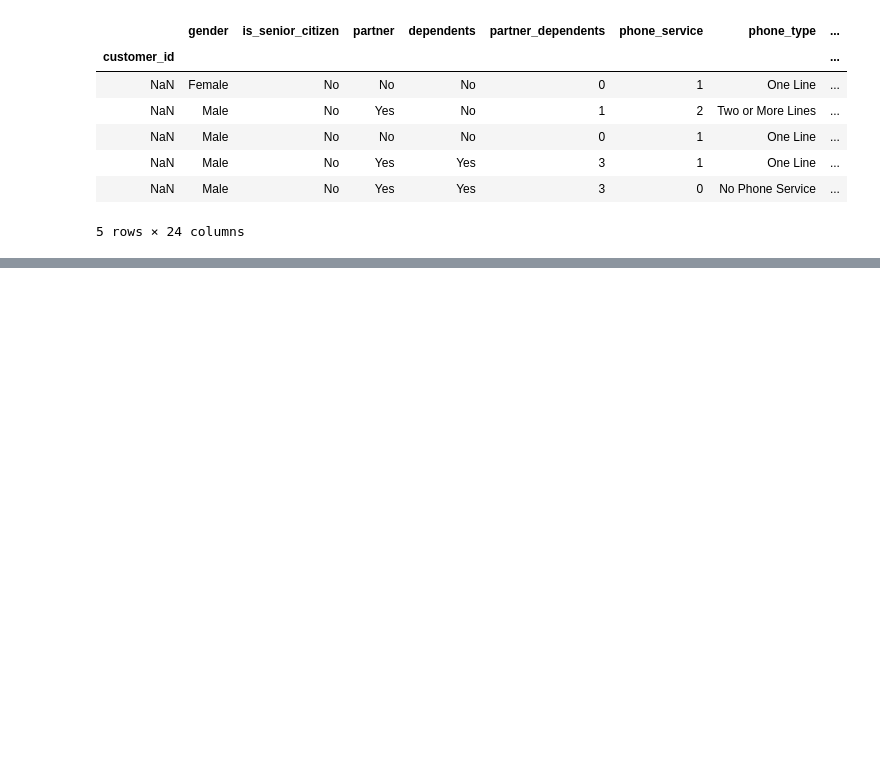
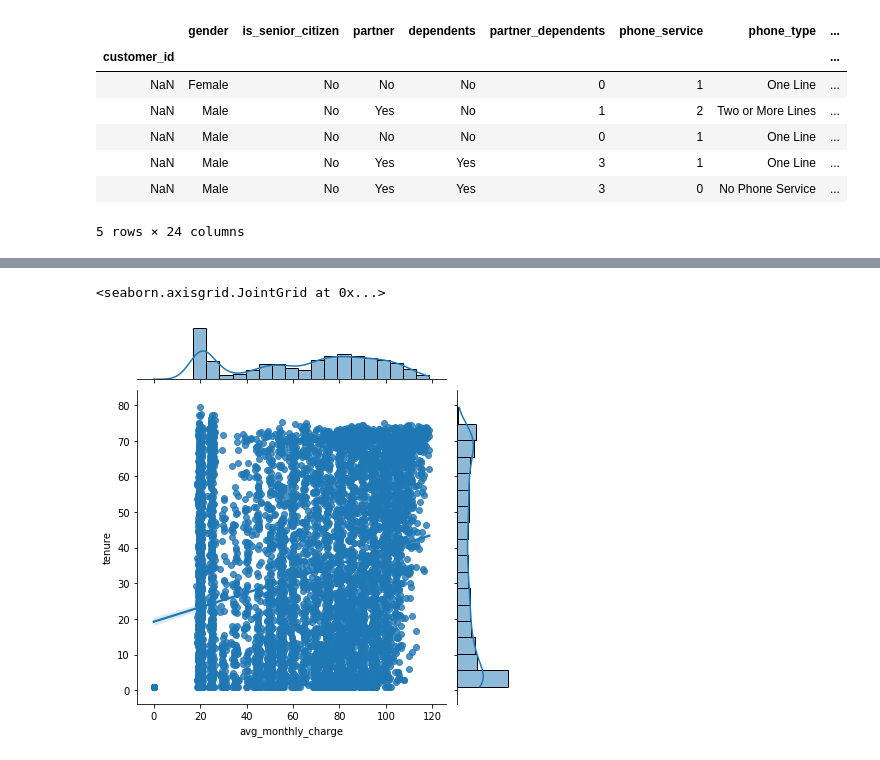
Before and after one commit to QuantumKane/telco_exploration, a Jupyter notebook: telco_explore.ipynb, the cells around one changed output, grey strips where cells are left out. Saved outputs shown, nothing was run; the diff lists cells and outputs as text; code cells hidden in the pictures; blank space fills up the shorter version.

```diff
--- a/telco_explore.ipynb
+++ b/telco_explore.ipynb
@@ -29,0 +102,5 @@ cust_data.tail()
+# %%
+sns.jointplot(data = cust_data, x = 'avg_monthly_charge', y = 'tenure', kind = 'reg')
+# %% [output]
+<seaborn.axisgrid.JointGrid at 0x...>
+[figure, added]
```
Also changed, not shown: parts of 10 cells of this notebook.
